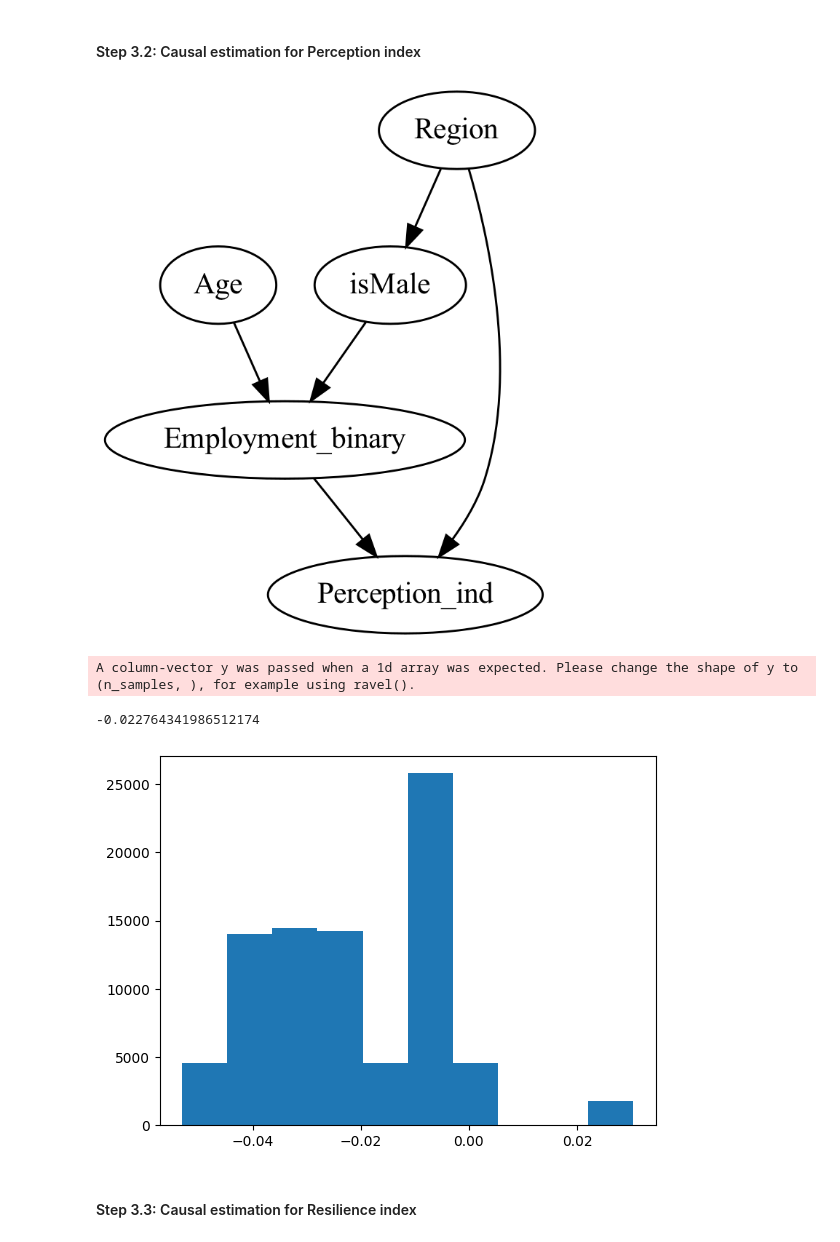
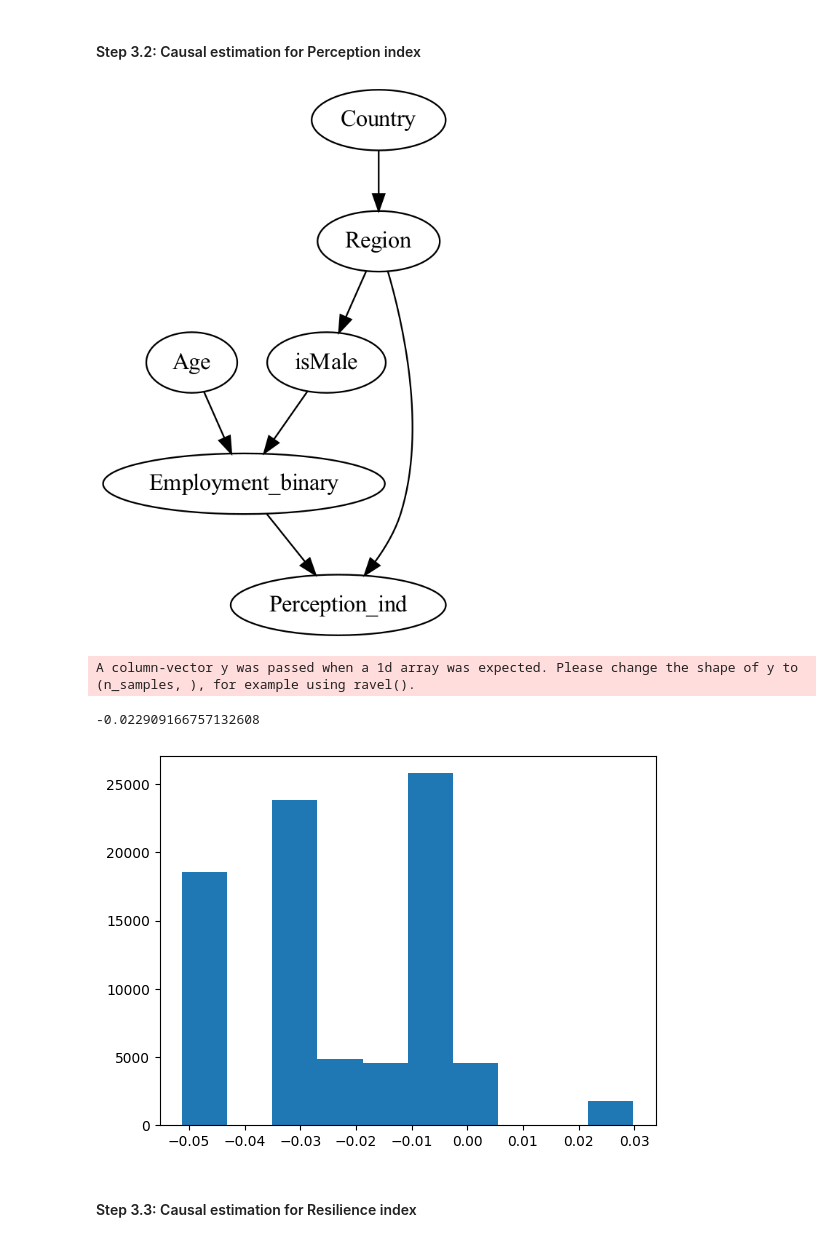
Before and after one commit to leminhkieu/Perception-experience-and-resilience-to-risks-a-global-analysis, a Jupyter notebook: Codes/Causal_discovery_inference.ipynb, the cells around one changed output. Saved outputs shown, nothing was run; the diff lists cells and outputs as text; code cells hidden in the pictures.

```diff
--- a/Codes/Causal_discovery_inference.ipynb
+++ b/Codes/Causal_discovery_inference.ipynb
@@ -38,6 +37,8 @@ df.head(2)
 | 0 | 174262180.0 | 1.0 | United States | 2.132627 | 2021.0 | 6.0 | 1.0 | ... |
 | 1 | 115327451.0 | 1.0 | United States | 0.620385 | 2021.0 | 6.0 | 1.0 | ... |
 2 rows × 208 columns
+# %%
+x=df.loc[df.Country=='United Arab Emirates']
 # %% [markdown]
 ## Step 1: Estimate the values of Perception, Experience and Resilience index
 
@@ -373,28 +389,29 @@ CATE_experience = estimate.cate_estimates
 # %%
 df2['Employment_binary'] = df2['Employment'].apply(lambda x: 1 if x < 3 else 0).astype('uint8')
 
 graph = """
 digraph {
     Age -> Employment_binary;
     Employment_binary -> Perception_ind;
     isMale->Employment_binary;
     Region-> Perception_ind;
-    Region -> isMale
+    Region -> isMale;
+    Country->Region;
 }
 """
 model = CausalModel(
     data=df2,
     treatment='Employment_binary',
     outcome='Perception_ind',
     graph=graph
 )
 
 # View model
 model.view_model()
 from IPython.display import Image, display
 display(Image(filename="causal_model.png"))
 # %% [output]
-[figure, old version]
+[figure, new version]
 # %%
 
 # Identifying the estimand
@@ -408,14 +425,14 @@ estimate = model.estimate_effect(identified_estimand,
 print(estimate.value)
 # %% [output]
 A column-vector y was passed when a 1d array was expected. Please change the shape of y to (n_samples, ), for example using ravel().
--0.022764341986512174
+-0.022909166757132608
 # %%
 # print histogram of causal effects for each sample
 plt.hist(estimate.cate_estimates,bins=10)
 
 CATE_perception = estimate.cate_estimates
 # %% [output]
-[figure, old version]
+[figure, new version]
 # %% [markdown]
 #### Step 3.3: Causal estimation for Resilience index
 # %%
```
Also changed, not shown: parts of 9 cells of this notebook, 23 other files.
